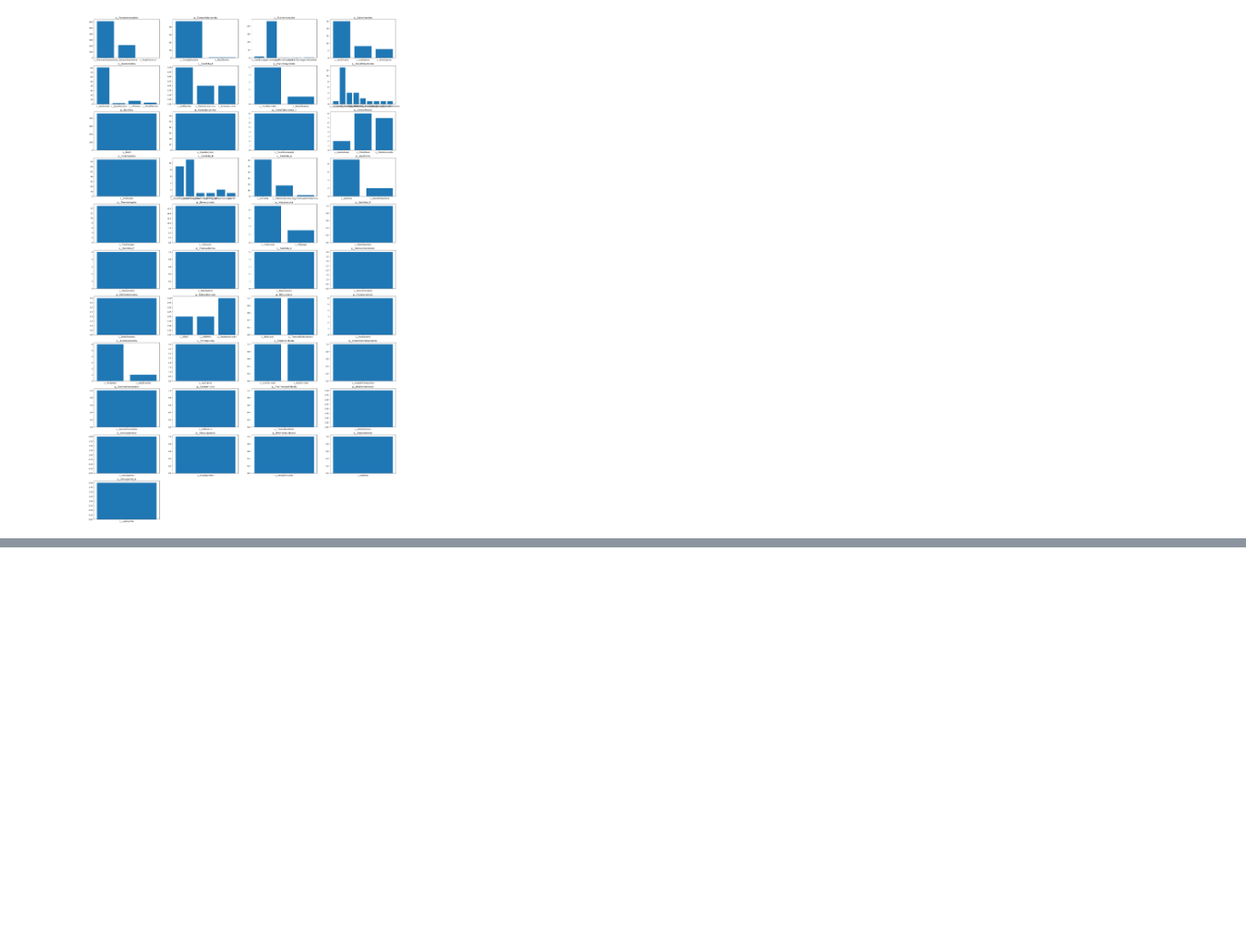
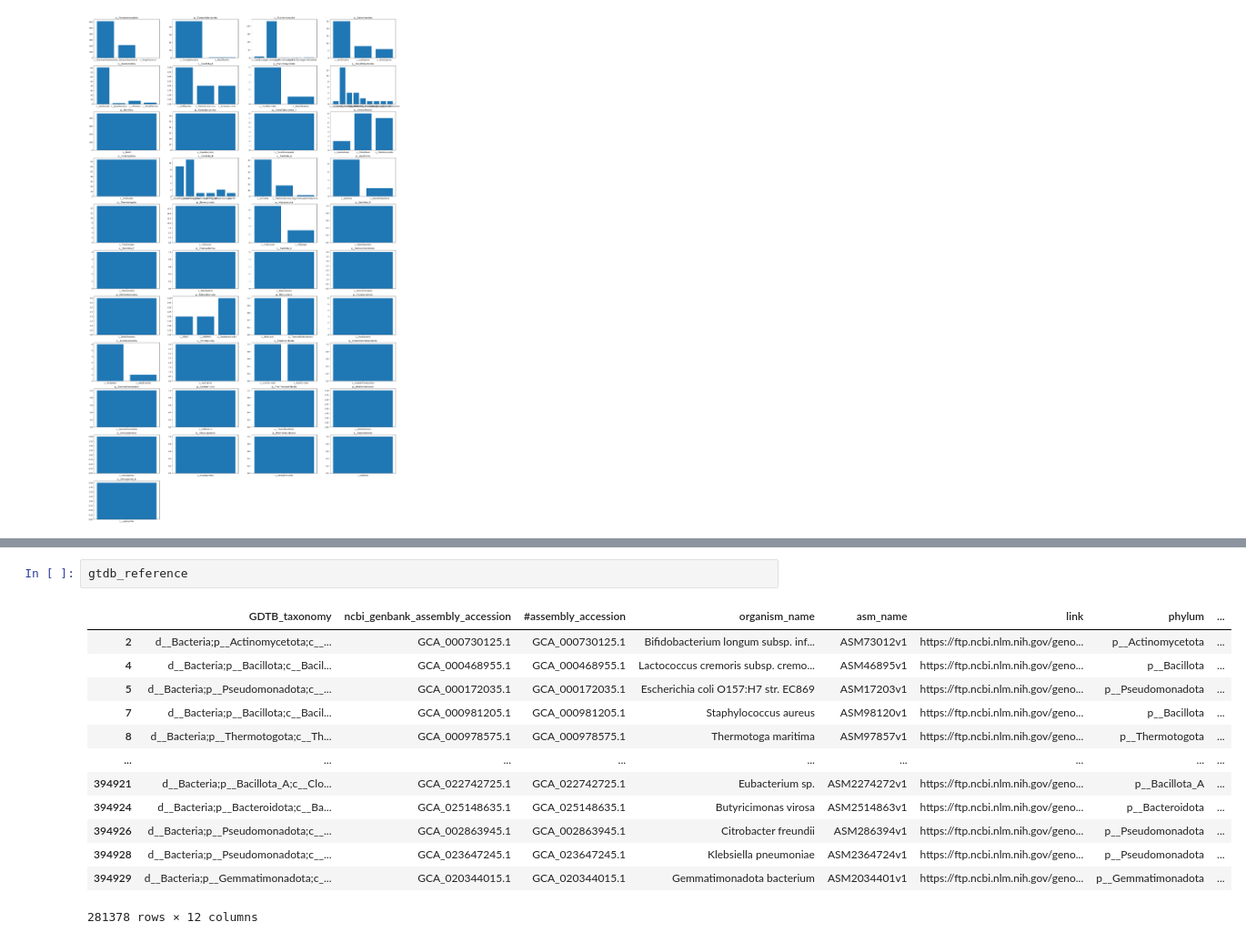
Before and after one commit to ratboitripleseven/NewGenes, a Jupyter notebook: taxonomy_NewGenes.ipynb, the cells around one changed output, grey strips where cells are left out. Shown at 91% size. Cells and saved outputs as stored; diff of their text form; blank space fills up the shorter version.

Commit message:
ncbi window issue

```diff
--- a/taxonomy_NewGenes.ipynb
+++ b/taxonomy_NewGenes.ipynb
@@ -356,0 +371,16 @@ for i,phylum in enumerate(newgenes_GTDB_taxo["phylum"].unique()):
+# %%
+gtdb_reference
+# %% [output]
+|  | GDTB_taxonomy | ncbi_genbank_assembly_accession | #assembly_accession | organism_name | asm_name | link | phylum | ... |
+| 2 | d__Bacteria;p__Actinomycetota;c__... | GCA_000730125.1 | GCA_000730125.1 | Bifidobacterium longum subsp. inf... | ASM73012v1 | https://ftp.ncbi.nlm.nih.gov/geno... | p__Actinomycetota | ... |
+| 4 | d__Bacteria;p__Bacillota;c__Bacil... | GCA_000468955.1 | GCA_000468955.1 | Lactococcus cremoris subsp. cremo... | ASM46895v1 | https://ftp.ncbi.nlm.nih.gov/geno... | p__Bacillota | ... |
+| 5 | d__Bacteria;p__Pseudomonadota;c__... | GCA_000172035.1 | GCA_000172035.1 | Escherichia coli O157:H7 str. EC869 | ASM17203v1 | https://ftp.ncbi.nlm.nih.gov/geno... | p__Pseudomonadota | ... |
+| 7 | d__Bacteria;p__Bacillota;c__Bacil... | GCA_000981205.1 | GCA_000981205.1 | Staphylococcus aureus | ASM98120v1 | https://ftp.ncbi.nlm.nih.gov/geno... | p__Bacillota | ... |
+| 8 | d__Bacteria;p__Thermotogota;c__Th... | GCA_000978575.1 | GCA_000978575.1 | Thermotoga maritima | ASM97857v1 | https://ftp.ncbi.nlm.nih.gov/geno... | p__Thermotogota | ... |
+| ... | ... | ... | ... | ... | ... | ... | ... | ... |
+| 394921 | d__Bacteria;p__Bacillota_A;c__Clo... | GCA_022742725.1 | GCA_022742725.1 | Eubacterium sp. | ASM2274272v1 | https://ftp.ncbi.nlm.nih.gov/geno... | p__Bacillota_A | ... |
+| 394924 | d__Bacteria;p__Bacteroidota;c__Ba... | GCA_025148635.1 | GCA_025148635.1 | Butyricimonas virosa | ASM2514863v1 | https://ftp.ncbi.nlm.nih.gov/geno... | p__Bacteroidota | ... |
+| 394926 | d__Bacteria;p__Pseudomonadota;c__... | GCA_002863945.1 | GCA_002863945.1 | Citrobacter freundii | ASM286394v1 | https://ftp.ncbi.nlm.nih.gov/geno... | p__Pseudomonadota | ... |
+| 394928 | d__Bacteria;p__Pseudomonadota;c__... | GCA_023647245.1 | GCA_023647245.1 | Klebsiella pneumoniae | ASM2364724v1 | https://ftp.ncbi.nlm.nih.gov/geno... | p__Pseudomonadota | ... |
+| 394929 | d__Bacteria;p__Gemmatimonadota;c_... | GCA_020344015.1 | GCA_020344015.1 | Gemmatimonadota bacterium | ASM2034401v1 | https://ftp.ncbi.nlm.nih.gov/geno... | p__Gemmatimonadota | ... |
+281378 rows × 12 columns
```
Also changed, not shown: parts of 9 cells of this notebook, 3 other files.
